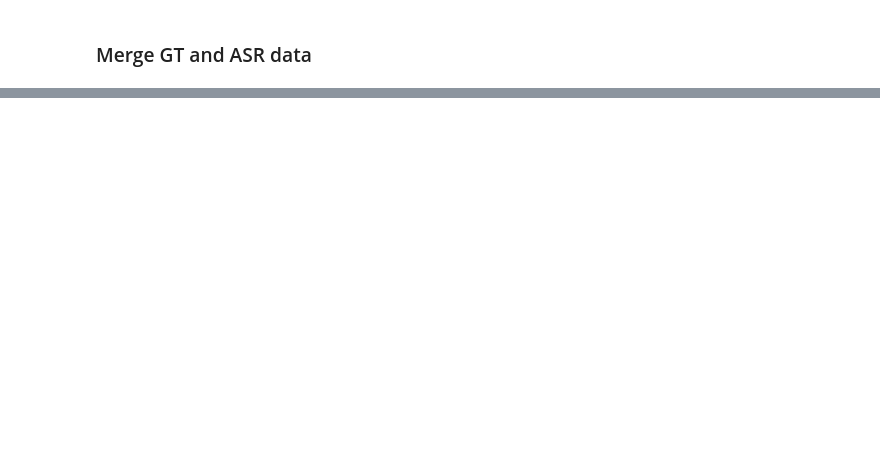
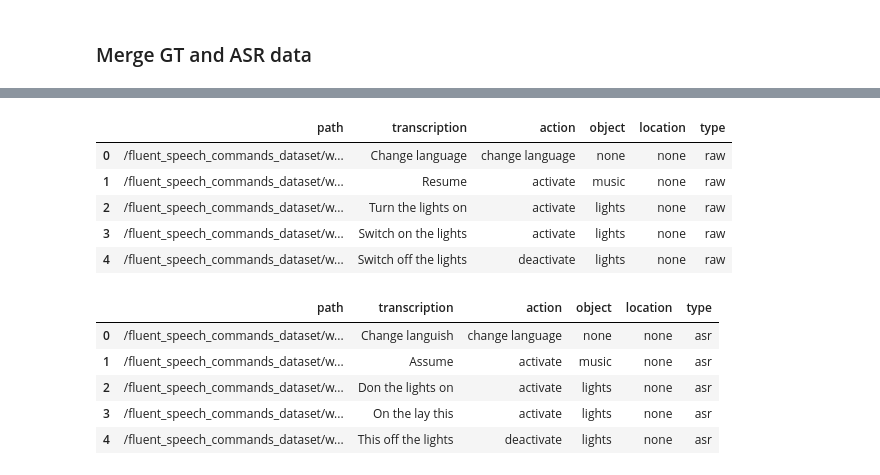
Before and after one commit to CoraJung/flexible-input-slu, a Jupyter notebook: dataprep/data_preprocessing_FSC.ipynb, the cells around one changed output, grey strips where cells are left out. Drawn from its saved outputs; the diff is of its cells as text; code cells hidden in the pictures; blank space fills up the shorter version.

```diff
--- a/dataprep/data_preprocessing_FSC.ipynb
+++ b/dataprep/data_preprocessing_FSC.ipynb
@@ -63,0 +63,31 @@ pd.read_csv('test_data_gtasr.csv')
+# %%
+train_raw = pd.read_csv("train_data.csv", index_col=0)
+train_asr = pd.read_csv("train_data.csv", index_col=0)
+
+valid_raw = pd.read_csv("valid_data.csv", index_col=0)
+valid_asr = pd.read_csv("valid_data.csv", index_col=0)
+
+test_raw = pd.read_csv("test_data.csv", index_col=0)
+test_asr = pd.read_csv("test_data.csv", index_col=0)
+# %%
+train_raw['type'] = 'raw'
+train_raw = train_raw.drop(columns=['asr_transcript'])
+train_asr['type'] = 'asr'
+train_asr = train_asr.drop(columns=['transcription'])
+train_asr.columns = ['path', 'transcription', 'action', 'object', 'location', 'type']
+# %%
+display(train_raw.head(5))
+display(train_asr.head(5))
+# %% [output]
+|  | path | transcription | action | object | location | type |
+| 0 | /fluent_speech_commands_dataset/w... | Change language | change language | none | none | raw |
+| 1 | /fluent_speech_commands_dataset/w... | Resume | activate | music | none | raw |
+| 2 | /fluent_speech_commands_dataset/w... | Turn the lights on | activate | lights | none | raw |
+| 3 | /fluent_speech_commands_dataset/w... | Switch on the lights | activate | lights | none | raw |
+| 4 | /fluent_speech_commands_dataset/w... | Switch off the lights | deactivate | lights | none | raw |
+|  | path | transcription | action | object | location | type |
+| 0 | /fluent_speech_commands_dataset/w... | Change languish | change language | none | none | asr |
+| 1 | /fluent_speech_commands_dataset/w... | Assume | activate | music | none | asr |
+| 2 | /fluent_speech_commands_dataset/w... | Don the lights on | activate | lights | none | asr |
+| 3 | /fluent_speech_commands_dataset/w... | On the lay this | activate | lights | none | asr |
+| 4 | /fluent_speech_commands_dataset/w... | This off the lights | deactivate | lights | none | asr |
```
Also changed, not shown: parts of 26 cells of this notebook.
